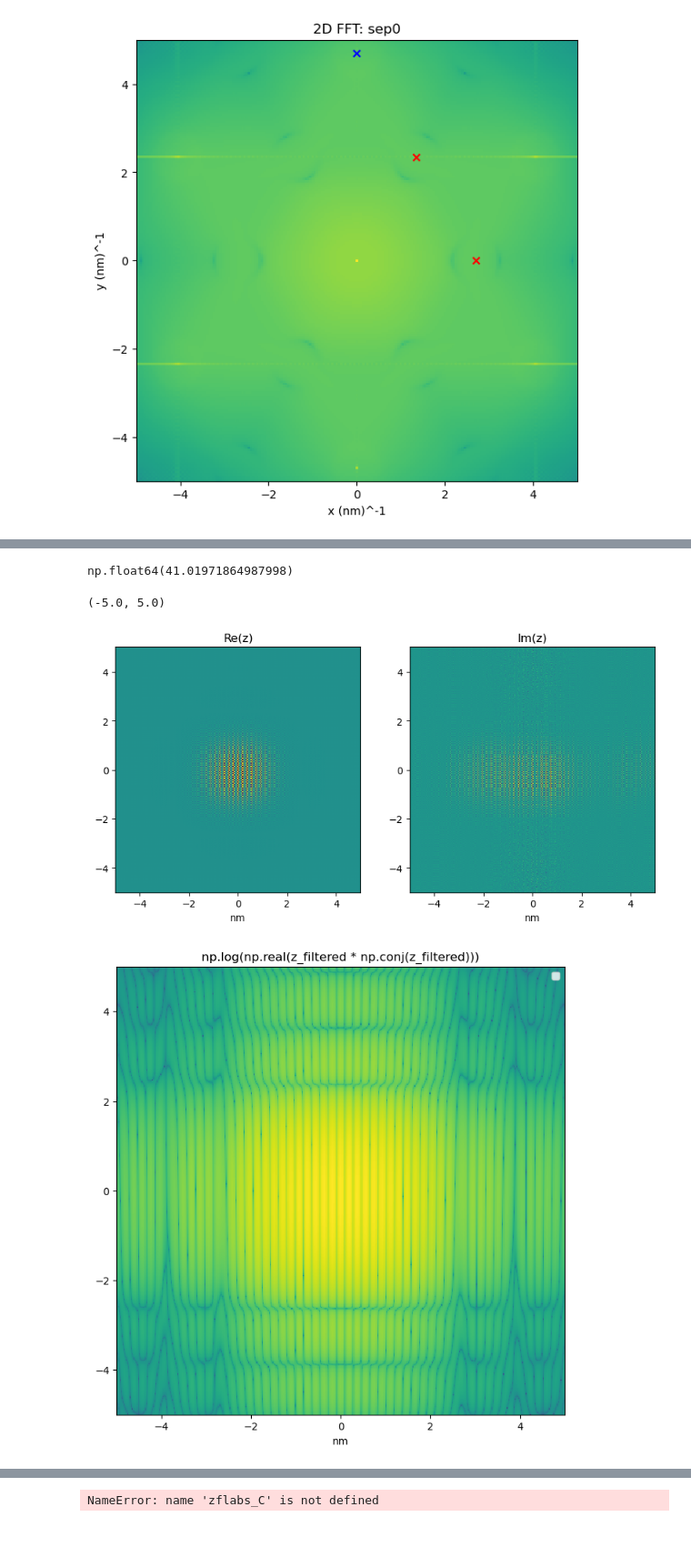
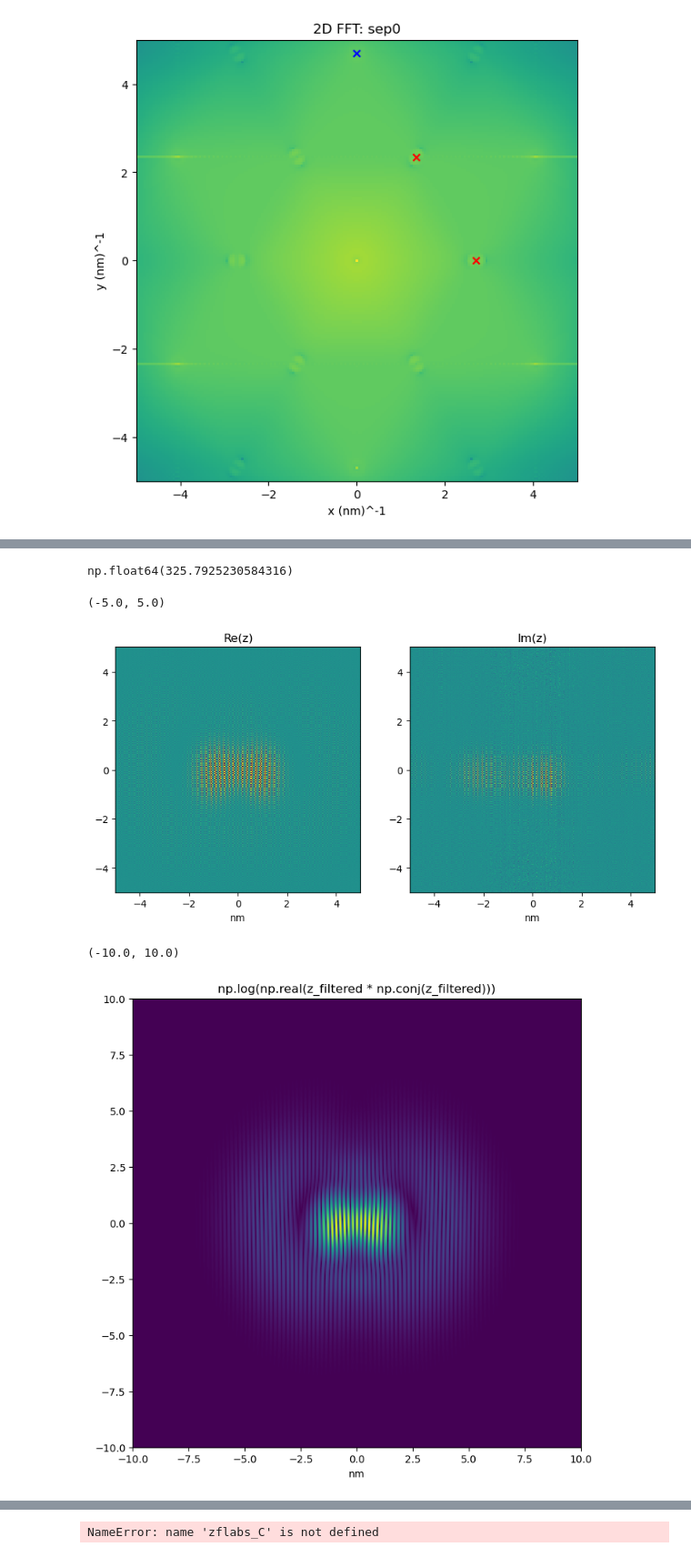
Before and after one commit to HollenLab/QPI-Scattering, a Jupyter notebook: TBCalcs/filtering.ipynb, the cells around one changed output, grey strips where cells are left out. Shown at 91% size. Drawn from its saved outputs; the diff is of its cells as text; code cells hidden in the pictures.

Commit message:
Corrected caluclation added extra scattering terms. Fixed onsite G

```diff
--- a/TBCalcs/filtering.ipynb
+++ b/TBCalcs/filtering.ipynb
@@ -28,7 +28,7 @@ from tqdm import tqdm
 # %% [output]
 mkdir: cannot create directory ‘freqout’: File exists
 # %%
-fpath = r"Calculations/integrated_asub_horizontal/sep0/continous_ldos.csv"
+fpath = r"/home/cmp/Documents/Github/QPI-Scattering/TBCalcs/Calculations/a_sublattice/sep0/continous_ldos.csv"
 df=pd.read_csv(fpath)
 df.head()
 # %% [output]
@@ -165,7 +165,7 @@ hann_vec = np.vectorize(hann2d)
 # %%
 # Hann Filtering
 ffx, ffy = np.meshgrid(fxs, fys)
-rad = 0.4
+rad = 0.6
 
 px = np.sqrt(dKR_x ** 2 + dKR_y ** 2)
 hann_z = hann2d(ffx, ffy, 2 * rad, 2 * rad, px, 0) + hann2d(ffx, ffy, 2 * rad, 2 * rad, -px, 0)
@@ -212,7 +212,7 @@ axs6[1].set_ylim(-5, 5)
 # %%
 np.sum(np.abs(np.imag(ftzf)))
 # %% [output]
-np.float64(41.01971864987998)
+np.float64(325.7925230584316)
 # %%
 fig9, axs9 = plt.subplots(1, 2, figsize=(10, 5))
 
@@ -233,35 +233,22 @@ axs9[1].set_xlim(-5, 5)
 axs9[1].set_ylim(-5, 5)
 # %% [output]
 (-5.0, 5.0)
-[figure, old version]
+[figure, new version]
 # %%
 fig10, ax10 = plt.subplots(figsize=(8, 8))
 
 z_filtered = np.fft.ifft2(ftzf)
-zfls = np.log(np.real(z_filtered * np.conj(z_filtered)))
+zfls = np.abs(z_filtered)
 
 ax10.pcolormesh(ux, uy, zfls)
 ax10.set_aspect('equal')
 ax10.set_title('np.log(np.real(z_filtered * np.conj(z_filtered)))')
 ax10.set_xlabel('nm')
-ax10.set_xlim(-5, 5)
-ax10.set_ylim(-5, 5)
-
-crad = 2.5
-crc = plt.Circle((0, 0), crad, color='red', fill=False)
-
-#ax10.add_patch(crc)
-ax10.legend([f'r={crad:.2f} nm'])
-
-m1, b1 = -dKR_x/dKR_y, 0
-xlin = np.linspace(-5, 5, 100)
-#ax10.plot(xlin, m1 * (xlin) + (b1), 'blue', linestyle='dashed', alpha=0.3)
-
-wavel = 2 * np.pi / np.sqrt(dKR_x ** 2 + dKR_y ** 2) * 1/(np.pi * 2)
-b2 = (m1 ** 2 + 1)/np.sqrt(m1 ** 2 + 1) * wavel
-#ax10.plot(xlin, m1 * (xlin) + b2, 'blue', linestyle='dashed', alpha=0.3)
+ax10.set_xlim(-10, 10)
+ax10.set_ylim(-10, 10)
 # %% [output]
+(-10.0, 10.0)
-[figure, old version]
+[figure, new version]
 # %%
 figt, axt = plt.subplots(figsize=(7, 7))
 
```
Also changed, not shown: parts of 3 cells of this notebook, 9 other files.
